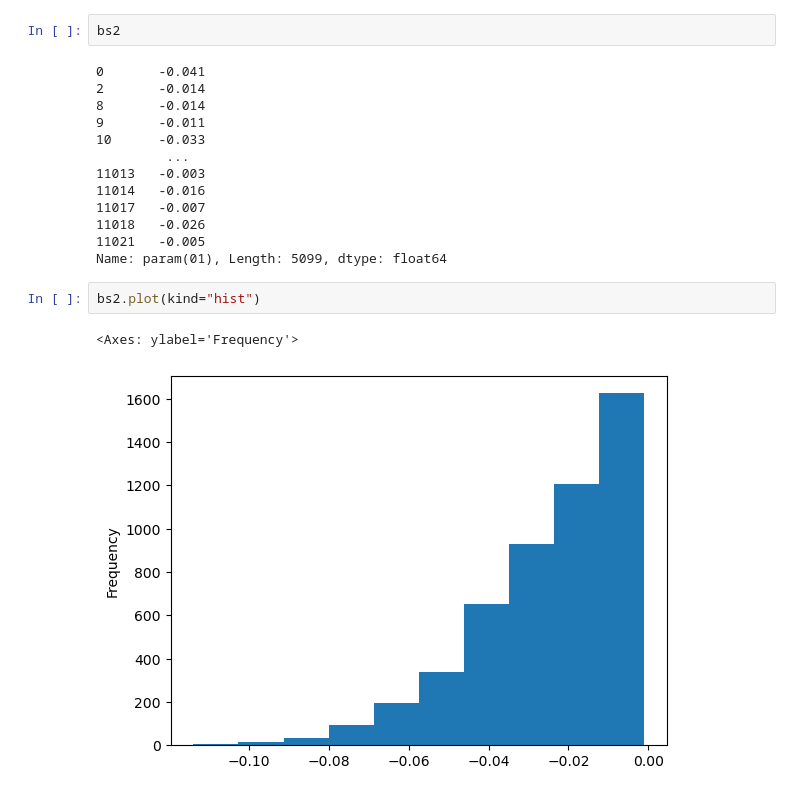
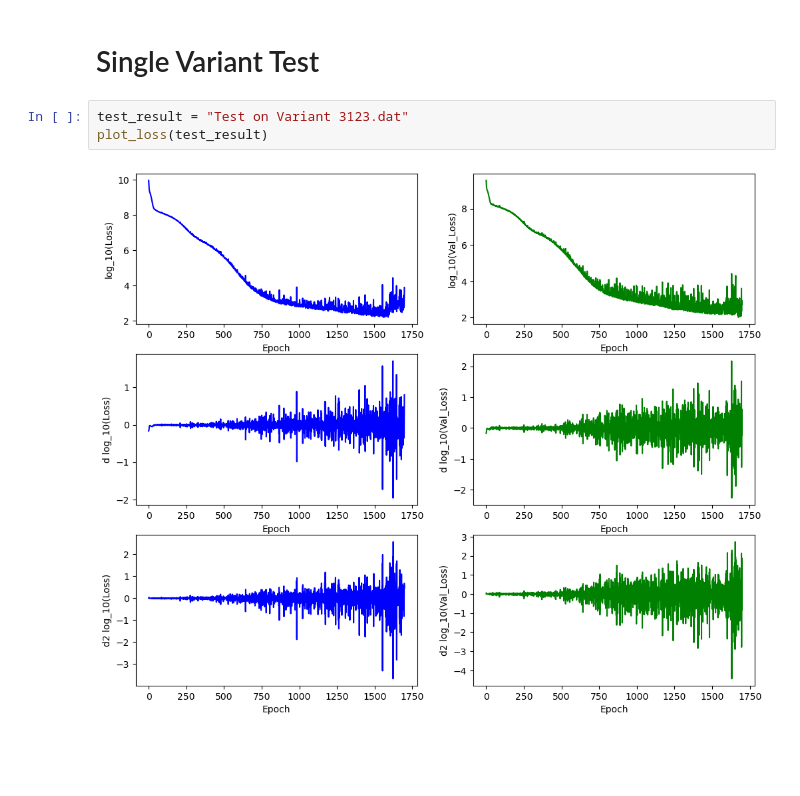
Before and after one commit to mzyudhistira/BSk24-Emu, a Jupyter notebook: analysis.ipynb, the cells around one changed output. Cells and saved outputs as stored; diff of their text form; blank space fills up the shorter version.

Commit message:
test on single variant

```diff
--- a/analysis.ipynb
+++ b/analysis.ipynb
@@ -175,20 +23,7 @@ random_param.plot(kind="hist")
-# %%
-bs2
-# %% [output]
-0       -0.041
-2       -0.014
-8       -0.014
-9       -0.011
-10      -0.033
-         ...
-11013   -0.003
-11014   -0.016
-11017   -0.007
-11018   -0.026
-11021   -0.005
-Name: param(01), Length: 5099, dtype: float64
-# %%
-bs2.plot(kind="hist")
-# %% [output]
-<Axes: ylabel='Frequency'>
-[figure, removed]
+# %% [markdown]
+# Single Variant Test
+# %%
+test_result = "Test on Variant 3123.dat"
+plot_loss(test_result)
+# %% [output]
+[figure, added]
```
Also changed, not shown: parts of 11 cells of this notebook, 3 other files.
